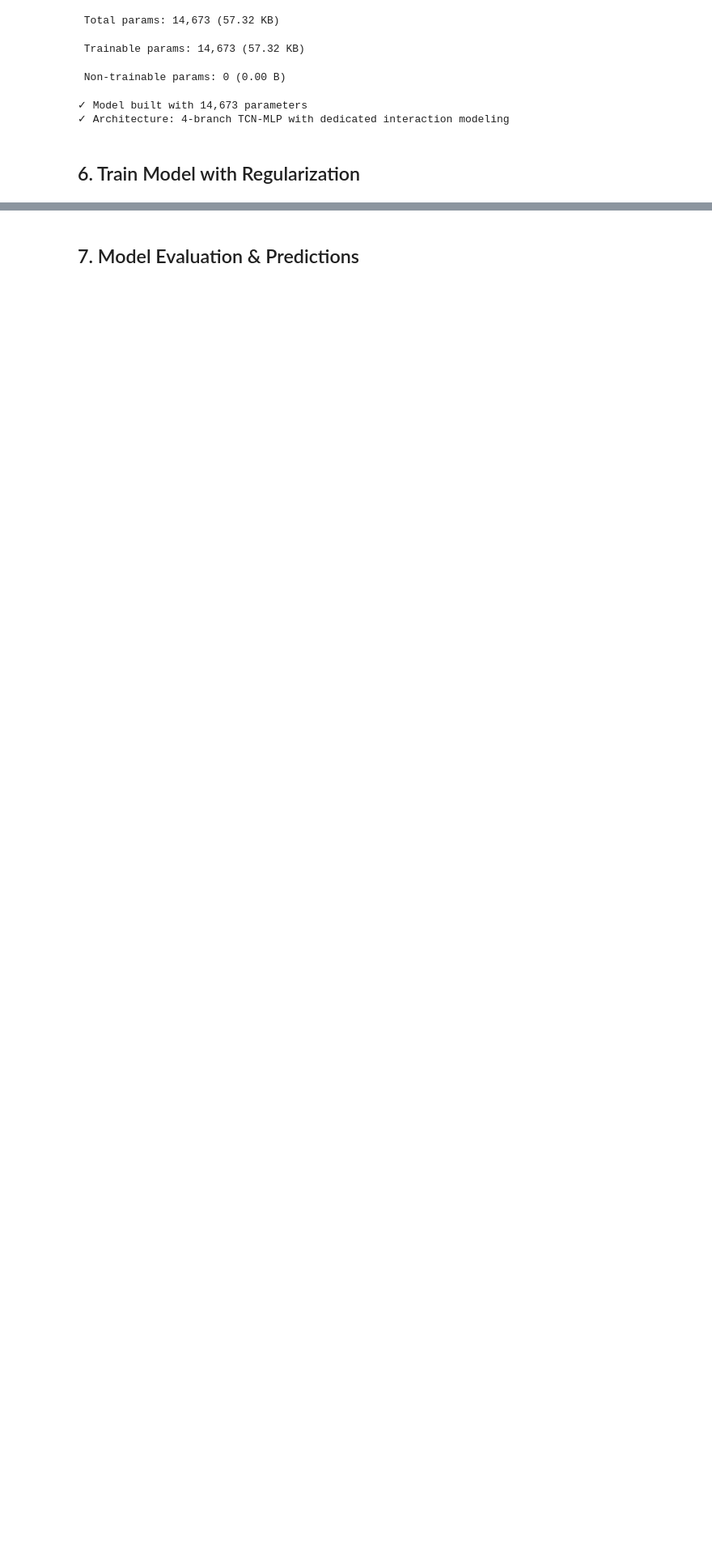
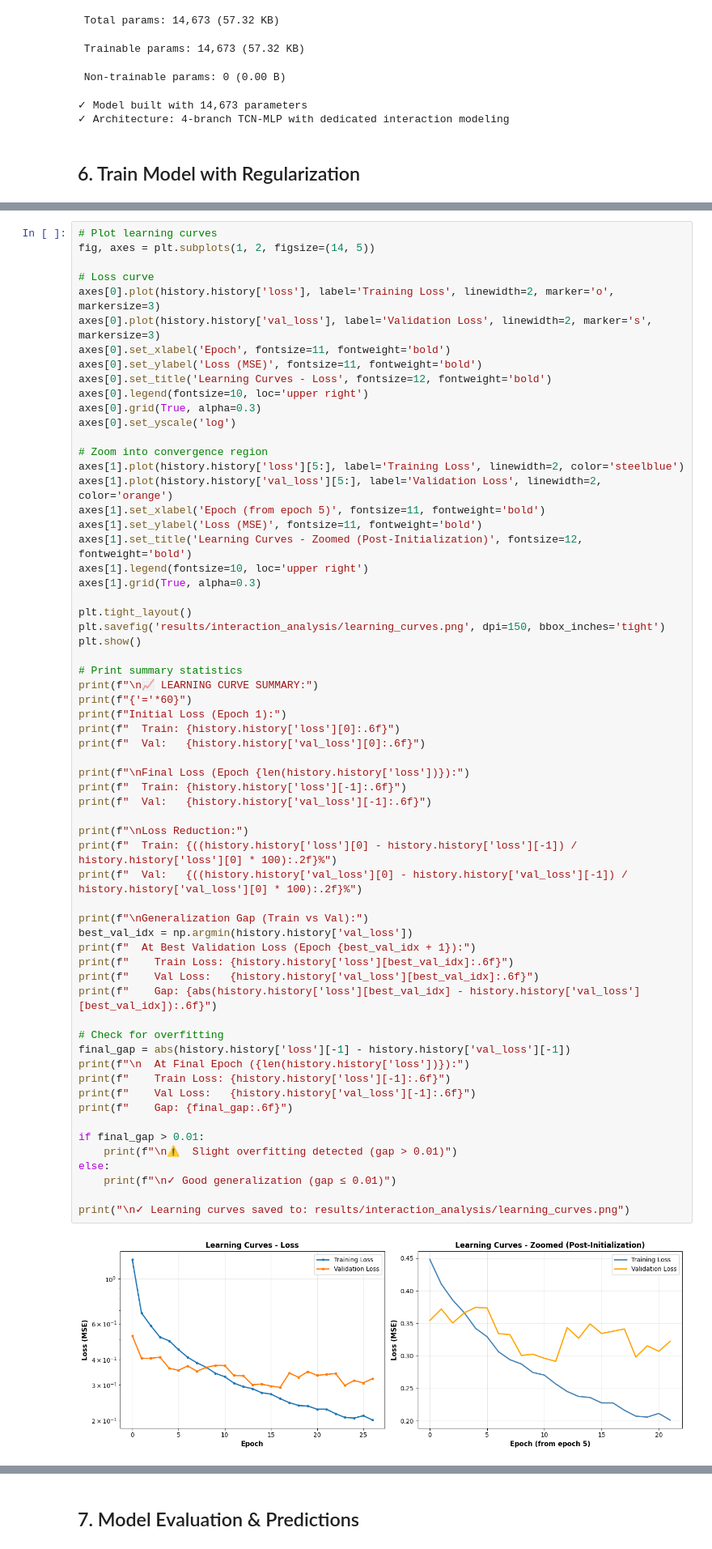
Before and after one commit to David-Ibitokun/Final-Year-Project, a Jupyter notebook: tcn_mlp_interaction_dev.ipynb, the cells around one changed output, grey strips where cells are left out. Shown at 81% size. Cells and saved outputs as stored; diff of their text form; blank space fills up the shorter version.

```diff
--- a/tcn_mlp_interaction_dev.ipynb
+++ b/tcn_mlp_interaction_dev.ipynb
@@ -523,0 +526,64 @@ Restoring model weights from the end of the best epoch: 16.
+# %%
+# Plot learning curves
+fig, axes = plt.subplots(1, 2, figsize=(14, 5))
+
+# Loss curve
+axes[0].plot(history.history['loss'], label='Training Loss', linewidth=2, marker='o', markersize=3)
+axes[0].plot(history.history['val_loss'], label='Validation Loss', linewidth=2, marker='s', markersize=3)
+axes[0].set_xlabel('Epoch', fontsize=11, fontweight='bold')
+axes[0].set_ylabel('Loss (MSE)', fontsize=11, fontweight='bold')
+axes[0].set_title('Learning Curves - Loss', fontsize=12, fontweight='bold')
+axes[0].legend(fontsize=10, loc='upper right')
+axes[0].grid(True, alpha=0.3)
+axes[0].set_yscale('log')
+
+# Zoom into convergence region
+axes[1].plot(history.history['loss'][5:], label='Training Loss', linewidth=2, color='steelblue')
+axes[1].plot(history.history['val_loss'][5:], label='Validation Loss', linewidth=2, color='orange')
+axes[1].set_xlabel('Epoch (from epoch 5)', fontsize=11, fontweight='bold')
+axes[1].set_ylabel('Loss (MSE)', fontsize=11, fontweight='bold')
+axes[1].set_title('Learning Curves - Zoomed (Post-Initialization)', fontsize=12, fontweight='bold')
+axes[1].legend(fontsize=10, loc='upper right')
+axes[1].grid(True, alpha=0.3)
+
+plt.tight_layout()
+plt.savefig('results/interaction_analysis/learning_curves.png', dpi=150, bbox_inches='tight')
+plt.show()
+
+# Print summary statistics
+print(f"\n📈 LEARNING CURVE SUMMARY:")
+print(f"{'='*60}")
+print(f"Initial Loss (Epoch 1):")
+print(f"  Train: {history.history['loss'][0]:.6f}")
+print(f"  Val:   {history.history['val_loss'][0]:.6f}")
+
+print(f"\nFinal Loss (Epoch {len(history.history['loss'])}):")
+print(f"  Train: {history.history['loss'][-1]:.6f}")
+print(f"  Val:   {history.history['val_loss'][-1]:.6f}")
+
+print(f"\nLoss Reduction:")
+print(f"  Train: {((history.history['loss'][0] - history.history['loss'][-1]) / history.history['loss'][0] * 100):.2f}%")
+print(f"  Val:   {((history.history['val_loss'][0] - history.history['val_loss'][-1]) / history.history['val_loss'][0] * 100):.2f}%")
+
+print(f"\nGeneralization Gap (Train vs Val):")
+best_val_idx = np.argmin(history.history['val_loss'])
+print(f"  At Best Validation Loss (Epoch {best_val_idx + 1}):")
+print(f"    Train Loss: {history.history['loss'][best_val_idx]:.6f}")
+print(f"    Val Loss:   {history.history['val_loss'][best_val_idx]:.6f}")
+print(f"    Gap: {abs(history.history['loss'][best_val_idx] - history.history['val_loss'][best_val_idx]):.6f}")
+
+# Check for overfitting
+final_gap = abs(history.history['loss'][-1] - history.history['val_loss'][-1])
+print(f"\n  At Final Epoch ({len(history.history['loss'])}):")
+print(f"    Train Loss: {history.history['loss'][-1]:.6f}")
+print(f"    Val Loss:   {history.history['val_loss'][-1]:.6f}")
+print(f"    Gap: {final_gap:.6f}")
+
+if final_gap > 0.01:
+    print(f"\n⚠️  Slight overfitting detected (gap > 0.01)")
+else:
+    print(f"\n✓ Good generalization (gap ≤ 0.01)")
+
+print("\n✓ Learning curves saved to: results/interaction_analysis/learning_curves.png")
+# %% [output]
+[figure, added]
```
Also changed, not shown: parts of 8 cells of this notebook.
